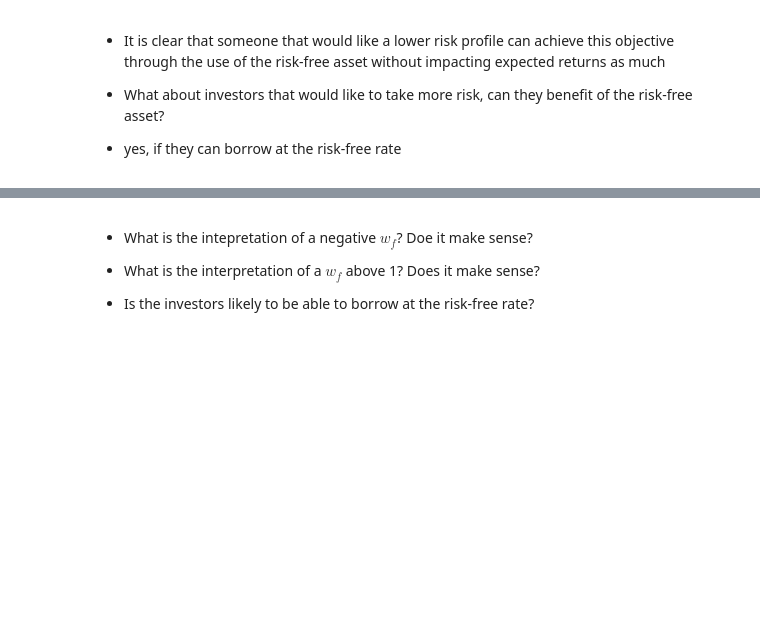
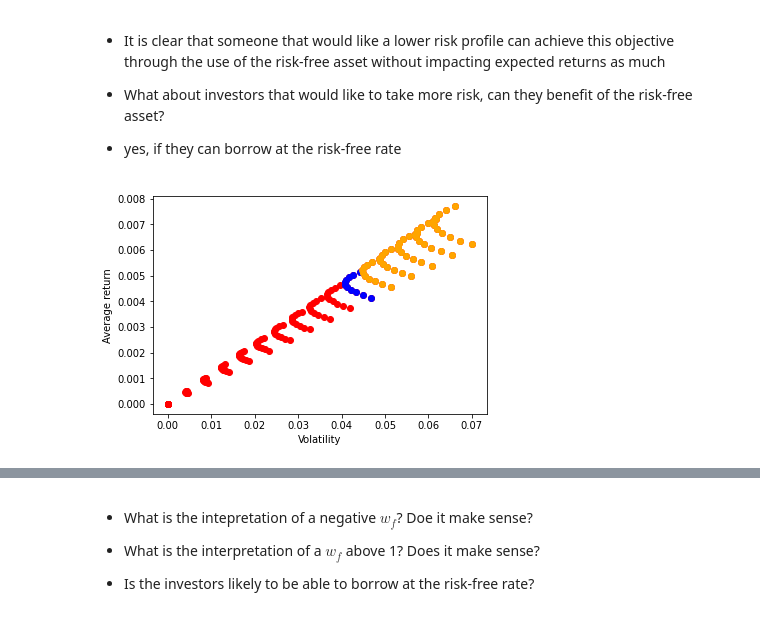
Before and after one commit to amoreira2/Lectures, a Jupyter notebook: chapters/Finance/Notebook4_CapitalAllocationLine.ipynb, the cells around one changed output, grey strips where cells are left out. Saved outputs shown, nothing was run; the diff lists cells and outputs as text; code cells hidden in the pictures; blank space fills up the shorter version.

```diff
--- a/chapters/Finance/Notebook4_CapitalAllocationLine.ipynb
+++ b/chapters/Finance/Notebook4_CapitalAllocationLine.ipynb
@@ -144,28 +157,30 @@ plt.show()
 # %%
 UsW=[]
 w=np.arange(0,1.1,0.1)
 wf=np.arange(0,1.1,0.1)
-rf=0
+
 for xf in wf:
     for x in w:
         W=np.array([x,1-x])
-        UsW.append([xf,1-x,(1-xf)*(W.T @ Re.cov() @ W*12)**0.5,(W.T @ np.array(Re.mean())*12)*(1-xf)+rf])
+        UsW.append([xf,1-x,(1-xf)*(W.T @ Re.cov() @ W)**0.5,(W.T @ np.array(Re.mean()))*(1-xf)+rf])
 
 w=np.arange(0,1.1,0.1)
 wf=np.arange(-0.5,0,0.1)
 
 for xf in wf:
     for x in w:
         W=np.array([x,1-x])
-        UsW.append([xf,1-x,(1-xf)*(W.T @ Re.cov() @ W*12)**0.5,(W.T @ np.array(Re.mean())*12)*(1-xf)+rf])
+        UsW.append([xf,1-x,(1-xf)*(W.T @ Re.cov() @ W)**0.5,(W.T @ np.array(Re.mean()))*(1-xf)+rf])
 
 
 UsW=np.array(UsW)
 
 plt.scatter(UsW[:,2],UsW[:,3],color='red')
 plt.scatter(UsW[UsW[:,0]==0,2],UsW[UsW[:,0]==0,3],color='blue')
 plt.scatter(UsW[UsW[:,0]<0,2],UsW[UsW[:,0]<0,3],color='orange')
 plt.xlabel('Volatility')
 plt.ylabel('Average return')
 
 plt.show()
+# %% [output]
+[figure, added]
```
Also changed, not shown: parts of 20 cells of this notebook, 6 other files.
